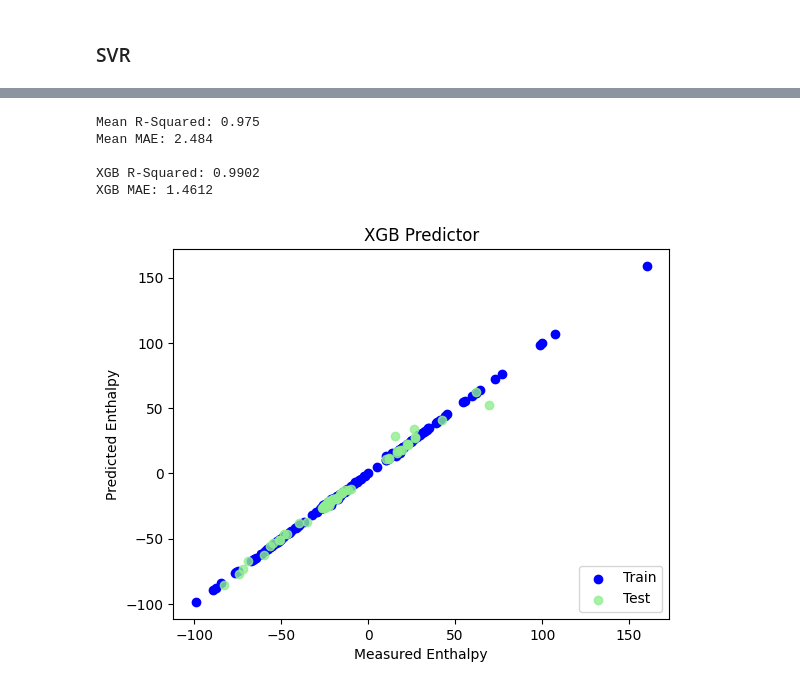
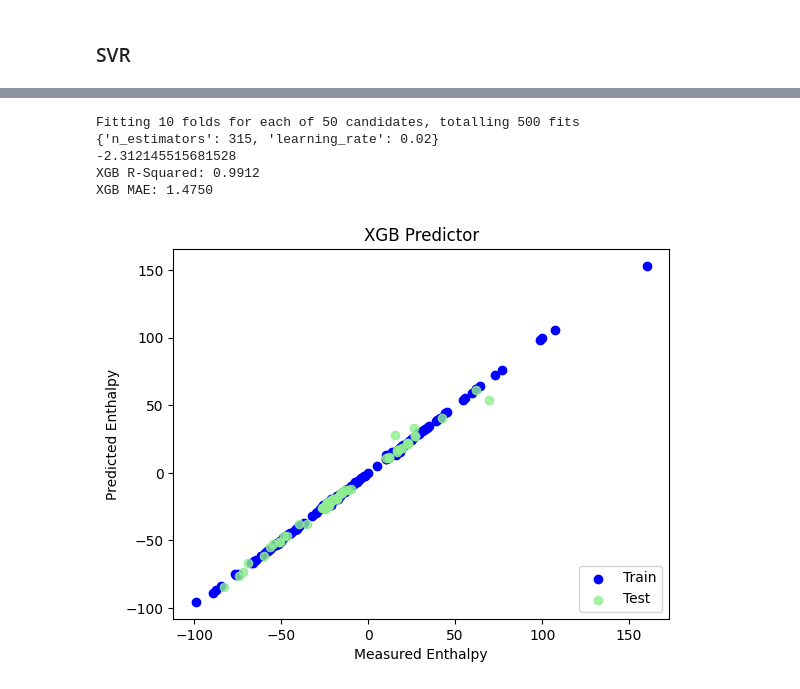
Before and after one commit to tracehhh/NTU-CM4044-ML-Mini-project-2, a Jupyter notebook: CM4044 Project 2.ipynb, the cells around one changed output, grey strips where cells are left out. Drawn from its saved outputs; the diff is of its cells as text; code cells hidden in the pictures.

Commit message:
cleans data and optimises ML models (SVM and XGBoost)

```diff
--- a/CM4044 Project 2.ipynb
+++ b/CM4044 Project 2.ipynb
@@ -46,8 +84,7 @@ data.head(5)
 # %%
-# convert into data in numpy array
-
-X = np.array(list(data['Descriptors']))
-y = data['Enthalpy'].to_numpy()
+# convert into df in numpy array
+X = np.array(list(df['Descriptors']))
+y = df['Enthalpy'].to_numpy()
 
 st = StandardScaler()
 X = st.fit_transform(X)
@@ -152,45 +213,50 @@ SVR MAE: 1.1465
 # %%
 import xgboost as xgb
 
 np.random.seed(0)
-xg = xgb.XGBRegressor(random_state=0, n_estimators=200, learning_rate=0.05)
 
-# Cross validation
-cv_results = cross_validate(
-    xg,
-    X_train,
-    y_train,
-    cv=kf,
-    scoring={'r2': 'r2', 'mae': 'neg_mean_absolute_error'},
-    return_train_score=True
-)
+# Redefine search space
+n_estimators = list(range(200, 401))
+learning_rate = [0.01, 0.02, 0.03, 0.04, 0.05]
 
-# print("Cross-validation R-Squared (test):", cv_results['test_r2'])
-# print("Cross-validation MAE (test):", -cv_results['test_mae'])
-print(f"Mean R-Squared: {np.mean(cv_results['test_r2']):.3f}")
-print(f"Mean MAE: {-np.mean(cv_results['test_mae']):.3f}\n")
+# Setup the grid to be searched over
+param_grid = dict(n_estimators=n_estimators, learning_rate=learning_rate)
 
+# Define grid search
+grid_search = RandomizedSearchCV(xgb.XGBRegressor(random_state=0), param_grid, cv=kf,
+                           n_jobs=20, verbose=1, scoring='neg_mean_absolute_error',
+                           random_state=0, n_iter=50)
+
+# Find best parameters
+grid_search.fit(X_train, y_train)
+print(grid_search.best_params_)
+print(grid_search.best_score_)
+
+# Retrain model with best parameters found from grid search
+best_params = grid_search.best_params_
+xg = xgb.XGBRegressor(random_state=0, n_estimators=best_params['n_estimators'], learning_rate=best_params['learning_rate'])
 xg.fit(X_train, y_train)
+
 y_pred_xgb = xg.predict(X_test)
 
-#model evaluation
+# model evaluation
 r2_xgb = r2_score(y_test, y_pred_xgb)
 mae_xgb = mean_absolute_error(y_test, y_pred_xgb)
 print(f"XGB R-Squared: {(r2_xgb):.4f}")
 print(f"XGB MAE: {(mae_xgb):.4f}")
 
 plt.scatter(y_train, xg.predict(X_train), label = 'Train', c='blue')
 plt.title('XGB Predictor')
 plt.xlabel('Measured Enthalpy')
 plt.ylabel('Predicted Enthalpy')
 plt.scatter(y_test, xg.predict(X_test),c='lightgreen', label='Test', alpha = 0.8)
 plt.legend(loc=4)
 #plt.savefig('XGB Predictor.png', dpi=300)
 plt.show()
 # %% [output]
-Mean R-Squared: 0.975
-Mean MAE: 2.484
-
-XGB R-Squared: 0.9902
-XGB MAE: 1.4612
+Fitting 10 folds for each of 50 candidates, totalling 500 fits
+{'n_estimators': 315, 'learning_rate': 0.02}
+-2.312145515681528
+XGB R-Squared: 0.9912
+XGB MAE: 1.4750
-[figure, old version]
+[figure, new version]
```
Also changed, not shown: parts of 8 cells of this notebook, 1 other file.
